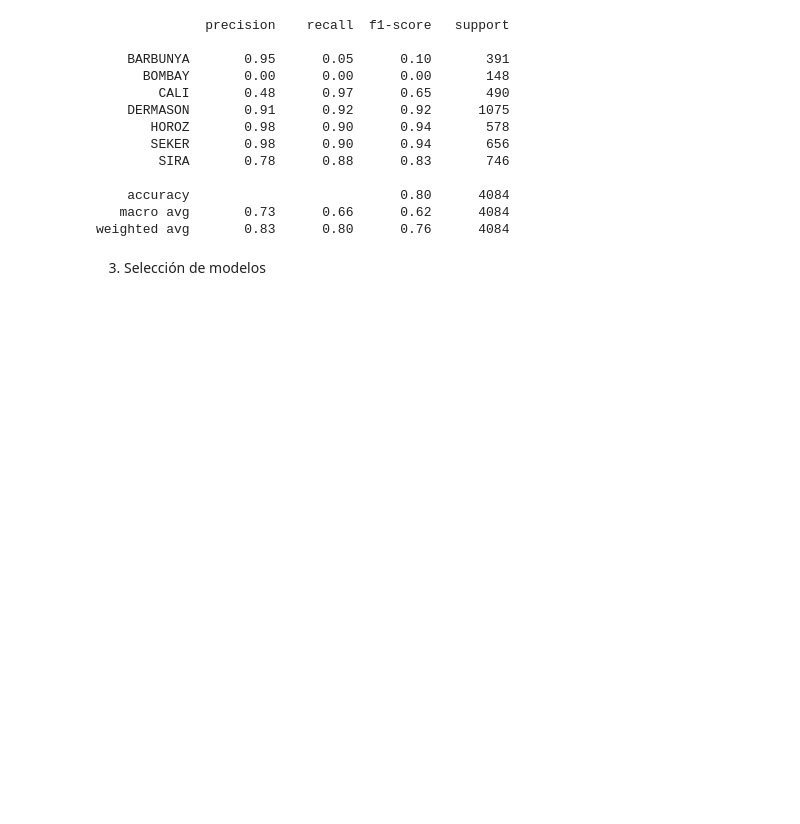
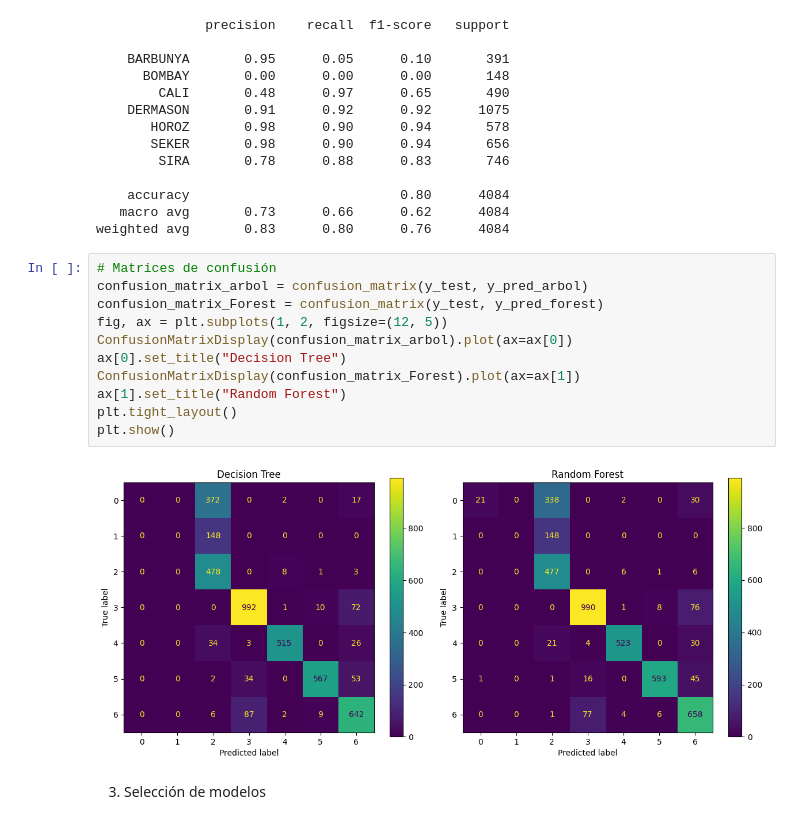
Before and after one commit to Shernandez0911/Tarea7DataScience, a Jupyter notebook: SebastianHernandez_AlexMondaca.ipynb, the cells around one changed output. Saved outputs shown, nothing was run; the diff lists cells and outputs as text; blank space fills up the shorter version.

Commit message:
feat: confusion matrix + interpretaciones

```diff
--- a/SebastianHernandez_AlexMondaca.ipynb
+++ b/SebastianHernandez_AlexMondaca.ipynb
@@ -158,6 +195,19 @@ print(classification_report(y_test, y_pred_forest))
     accuracy                           0.80      4084
    macro avg       0.73      0.66      0.62      4084
 weighted avg       0.83      0.80      0.76      4084
+# %%
+# Matrices de confusión
+confusion_matrix_arbol = confusion_matrix(y_test, y_pred_arbol)
+confusion_matrix_Forest = confusion_matrix(y_test, y_pred_forest)
+fig, ax = plt.subplots(1, 2, figsize=(12, 5))
+ConfusionMatrixDisplay(confusion_matrix_arbol).plot(ax=ax[0])
+ax[0].set_title("Decision Tree")
+ConfusionMatrixDisplay(confusion_matrix_Forest).plot(ax=ax[1])
+ax[1].set_title("Random Forest")
+plt.tight_layout()
+plt.show()
+# %% [output]
+[figure, added]
 # %% [markdown]
 3. Selección de modelos
 # %% [markdown]
```
Also changed, not shown: parts of 10 cells of this notebook.
